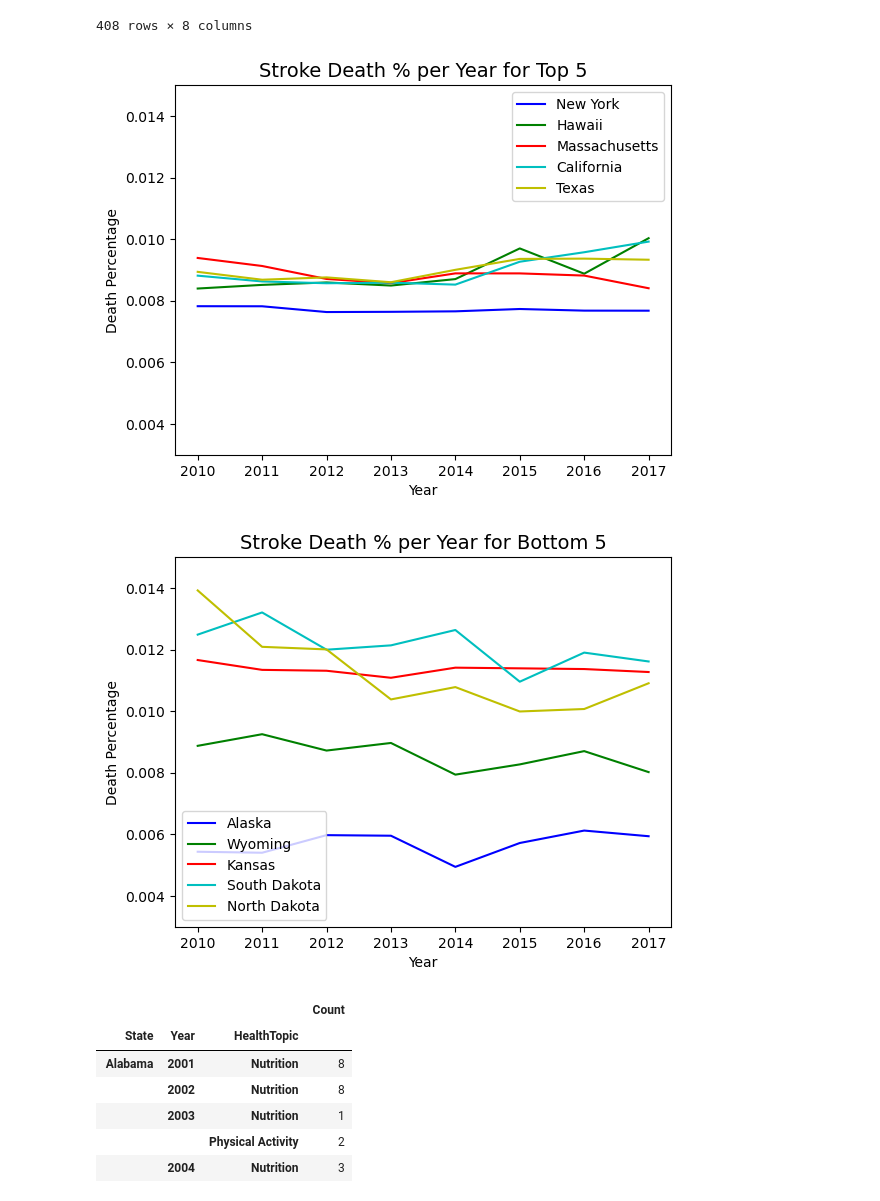
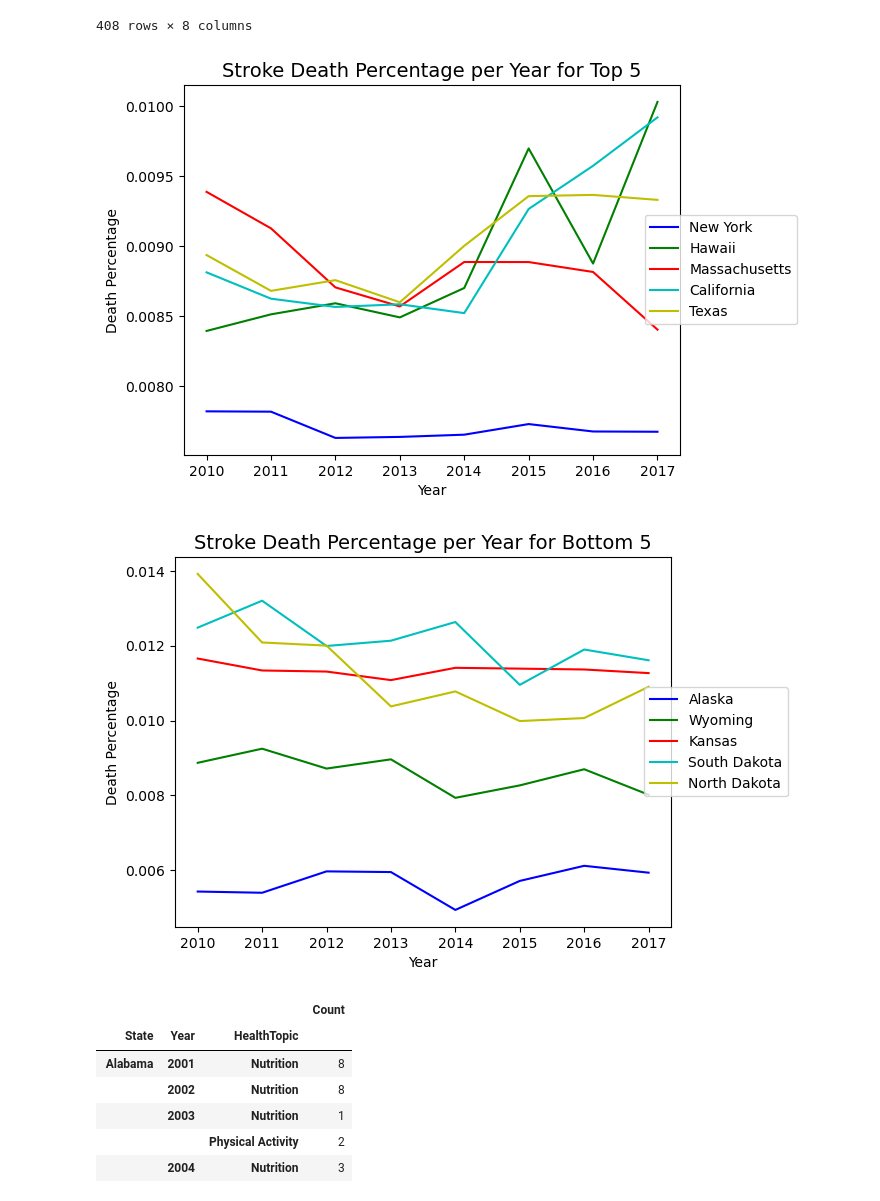
Before and after one commit to wreinhold/bootcamp-group1-project, a Jupyter notebook: deaths_legislation.ipynb, the cells around one changed output. Cells and saved outputs as stored; diff of their text form; code cells hidden in the pictures.

Commit message:
Updates to make minor changes to line graphs

```diff
--- a/deaths_legislation.ipynb
+++ b/deaths_legislation.ipynb
@@ -107,33 +107,32 @@ stroke_df
 # %%
 #Set parameters for state data
 #Top 5 states for legislation passed
 new_york = stroke_df.loc[stroke_df["NAME"]=="New York"]
 hawaii = stroke_df.loc[stroke_df["NAME"]=="Hawaii"]
 mass = stroke_df.loc[stroke_df["NAME"]=="Massachusetts"]
 cali = stroke_df.loc[stroke_df["NAME"]=="California"]
 texas = stroke_df.loc[stroke_df["NAME"]=="Texas"]
 
 #Bottom 5 states for legislation passed
 alaska = stroke_df.loc[stroke_df["NAME"]=="Alaska"]
 wyoming = stroke_df.loc[stroke_df["NAME"]=="Wyoming"]
 kansas = stroke_df.loc[stroke_df["NAME"]=="Kansas"]
 s_dakota =stroke_df.loc[stroke_df["NAME"]=="South Dakota"]
 n_dakota = stroke_df.loc[stroke_df["NAME"]=="North Dakota"]
 
 #Make a line graph fot Top 5 states for stoke
 plt.plot(new_york["Year"], new_york["Death Percentage"], color = "b", label = "New York")
 plt.plot(hawaii["Year"], hawaii["Death Percentage"], color = "g", label = "Hawaii")
 plt.plot(mass["Year"], mass["Death Percentage"], color = "r", label = "Massachusetts")
 plt.plot(cali["Year"], cali["Death Percentage"], color = "c", label = "California")
 plt.plot(texas["Year"], texas["Death Percentage"], color = "y", label = "Texas")
-plt.title("Stroke Death % per Year for Top 5", fontsize = 14)
+plt.title("Stroke Death Percentage per Year for Top 5", fontsize = 14)
 plt.xlabel("Year")
 plt.ylabel("Death Percentage")
-plt.ylim(0.003,0.015)
-plt.legend()
+plt.legend(loc='center right', bbox_to_anchor=(1.25, 0.5))
 plt.show()
 # %% [output]
-[figure, old version]
+[figure, new version]
 # %%
 #Make line graph for bottom 5 states for stroke
 plt.plot(alaska["Year"], alaska["Death Percentage"], color = "b", label = "Alaska")
@@ -141,14 +140,13 @@ plt.plot(wyoming["Year"], wyoming["Death Percentage"], color = "g", label = "Wyo
 plt.plot(kansas["Year"], kansas["Death Percentage"], color = "r", label = "Kansas")
 plt.plot(s_dakota["Year"], s_dakota["Death Percentage"], color = "c", label = "South Dakota")
 plt.plot(n_dakota["Year"], n_dakota["Death Percentage"], color = "y", label = "North Dakota")
-plt.title("Stroke Death % per Year for Bottom 5", fontsize = 14)
+plt.title("Stroke Death Percentage per Year for Bottom 5", fontsize = 14)
 plt.xlabel("Year")
 plt.ylabel("Death Percentage")
-plt.ylim(0.003,0.015)
-plt.legend()
+plt.legend(loc='center right', bbox_to_anchor=(1.25, 0.5))
 plt.show()
 # %% [output]
-[figure, old version]
+[figure, new version]
 # %%
 # Grouping the laws data frame to get counts
 grouped_laws = laws_df.sort_values(by = ['State','HealthTopic'])
```
